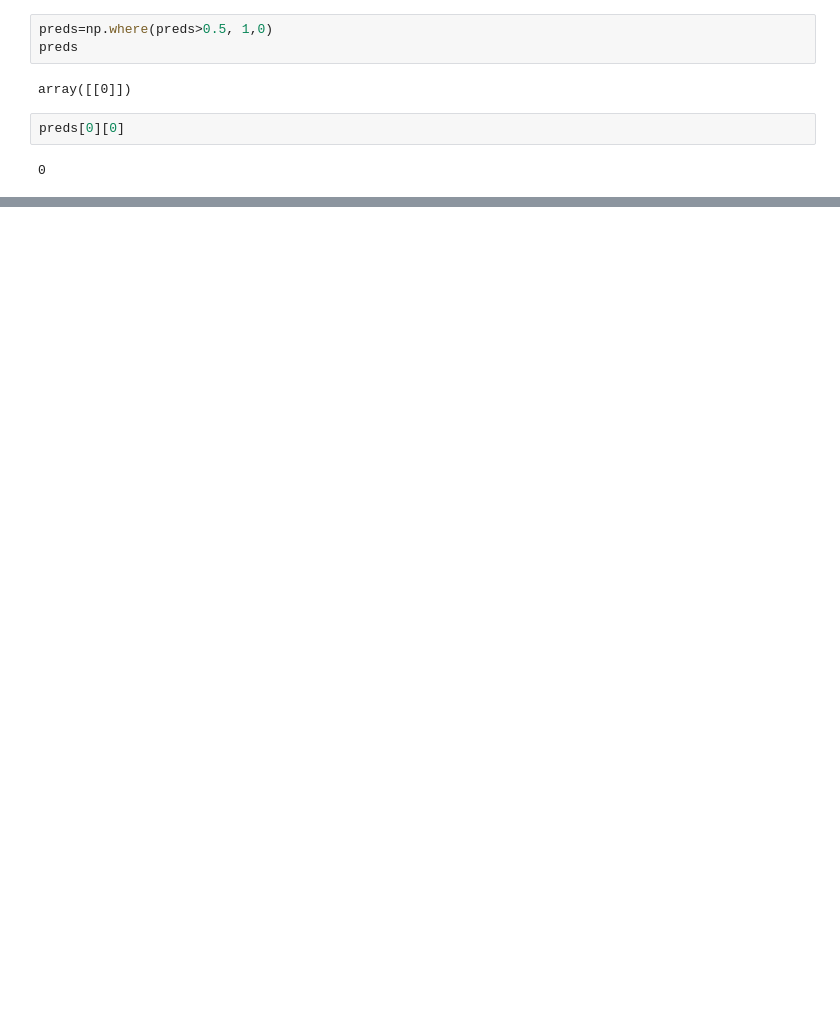
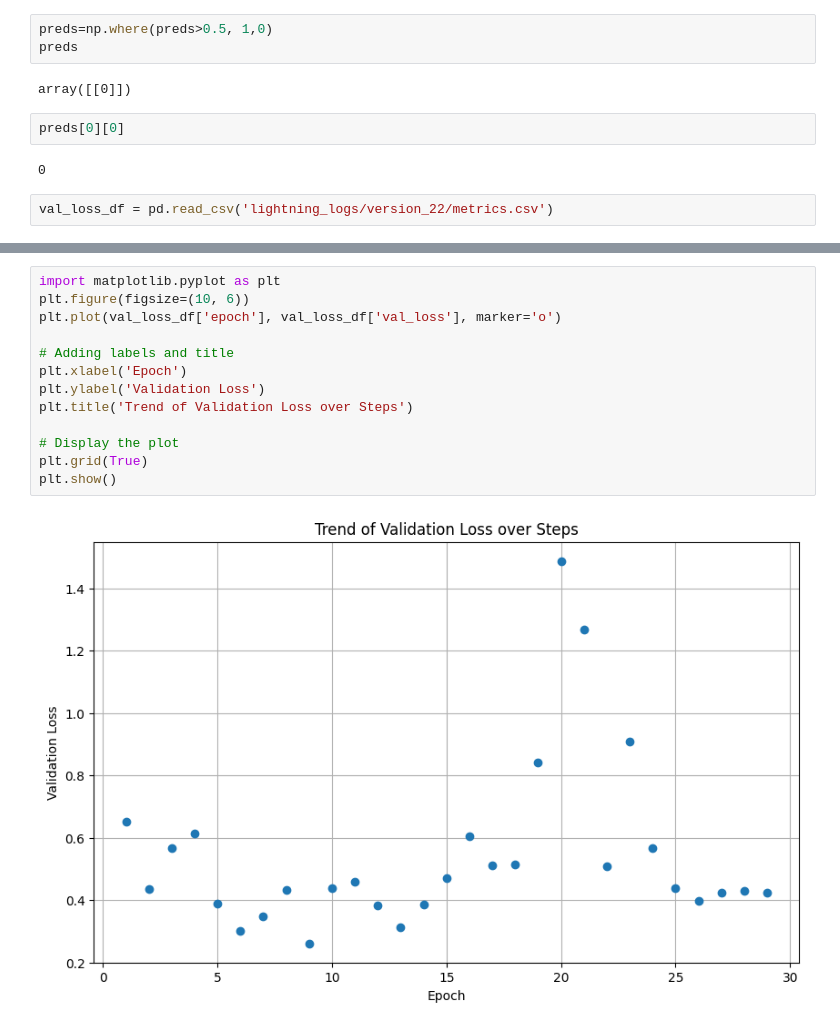
Before and after one commit to talhaanwarch/youtube-tutorials, a Jupyter notebook: shoplifting_video_detection.ipynb, the cells around one changed output, grey strips where cells are left out. Saved outputs shown, nothing was run; the diff lists cells and outputs as text; blank space fills up the shorter version.

```diff
--- a/shoplifting_video_detection.ipynb
+++ b/shoplifting_video_detection.ipynb
@@ -331,3 +349,5 @@ array([[0]])
 preds[0][0]
 # %% [output]
 0
+# %%
+val_loss_df = pd.read_csv('lightning_logs/version_22/metrics.csv')
@@ -333,0 +370,15 @@ preds[0][0]
+# %%
+import matplotlib.pyplot as plt
+plt.figure(figsize=(10, 6))
+plt.plot(val_loss_df['epoch'], val_loss_df['val_loss'], marker='o')
+
+# Adding labels and title
+plt.xlabel('Epoch')
+plt.ylabel('Validation Loss')
+plt.title('Trend of Validation Loss over Steps')
+
+# Display the plot
+plt.grid(True)
+plt.show()
+# %% [output]
+[figure, added]
```
Also changed, not shown: parts of 11 cells of this notebook, 16 other files.
